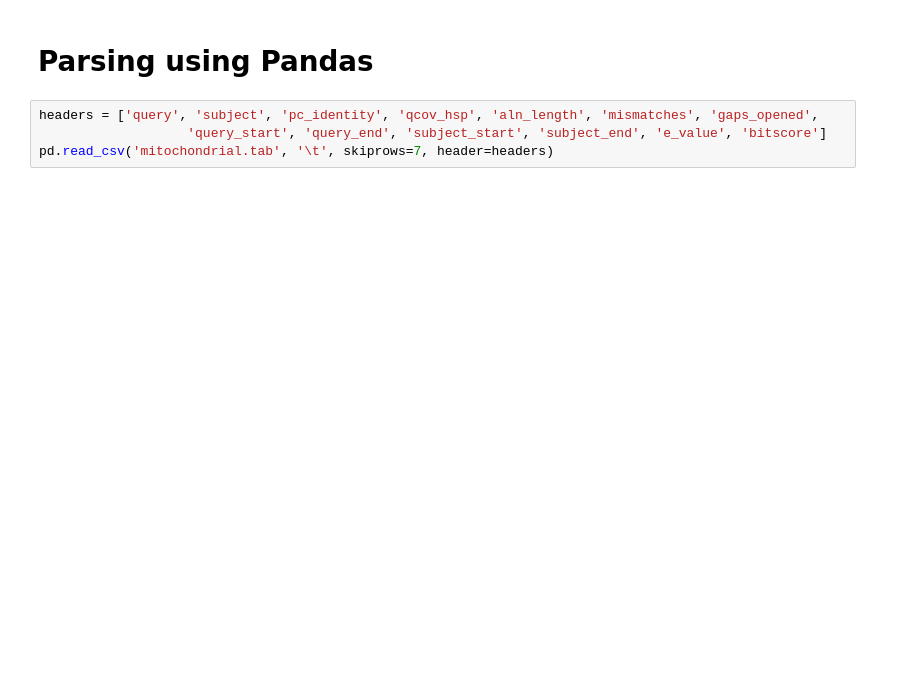
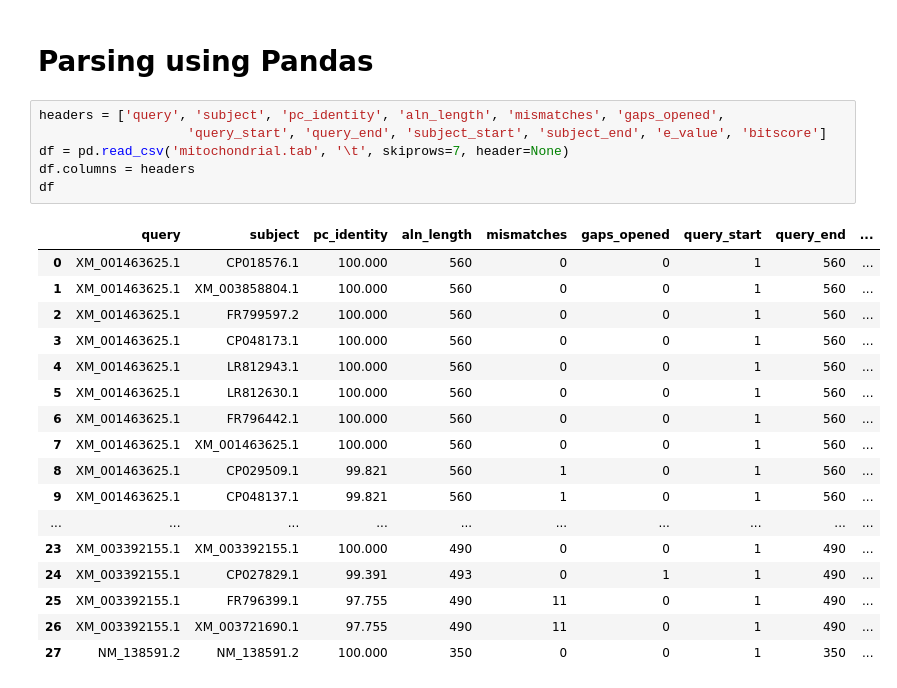
Before and after one commit to Zinthrow/BIFS617, a Jupyter notebook: Assignment_4.ipynb, the cells around one changed output. Cells and saved outputs as stored; diff of their text form; blank space fills up the shorter version.

```diff
--- a/Assignment_4.ipynb
+++ b/Assignment_4.ipynb
@@ -154,6 +178,26 @@ for line in bltab:
 # %% [markdown]
 # Parsing using Pandas
 # %%
-headers = ['query', 'subject', 'pc_identity', 'qcov_hsp', 'aln_length', 'mismatches', 'gaps_opened',
+headers = ['query', 'subject', 'pc_identity', 'aln_length', 'mismatches', 'gaps_opened',
                    'query_start', 'query_end', 'subject_start', 'subject_end', 'e_value', 'bitscore']
-pd.read_csv('mitochondrial.tab', '\t', skiprows=7, header=headers)
+df = pd.read_csv('mitochondrial.tab', '\t', skiprows=7, header=None)
+df.columns = headers
+df
+# %% [output]
+|  | query | subject | pc_identity | aln_length | mismatches | gaps_opened | query_start | query_end | ... |
+| 0 | XM_001463625.1 | CP018576.1 | 100.000 | 560 | 0 | 0 | 1 | 560 | ... |
+| 1 | XM_001463625.1 | XM_003858804.1 | 100.000 | 560 | 0 | 0 | 1 | 560 | ... |
+| 2 | XM_001463625.1 | FR799597.2 | 100.000 | 560 | 0 | 0 | 1 | 560 | ... |
+| 3 | XM_001463625.1 | CP048173.1 | 100.000 | 560 | 0 | 0 | 1 | 560 | ... |
+| 4 | XM_001463625.1 | LR812943.1 | 100.000 | 560 | 0 | 0 | 1 | 560 | ... |
+| 5 | XM_001463625.1 | LR812630.1 | 100.000 | 560 | 0 | 0 | 1 | 560 | ... |
+| 6 | XM_001463625.1 | FR796442.1 | 100.000 | 560 | 0 | 0 | 1 | 560 | ... |
+| 7 | XM_001463625.1 | XM_001463625.1 | 100.000 | 560 | 0 | 0 | 1 | 560 | ... |
+| 8 | XM_001463625.1 | CP029509.1 | 99.821 | 560 | 1 | 0 | 1 | 560 | ... |
+| 9 | XM_001463625.1 | CP048137.1 | 99.821 | 560 | 1 | 0 | 1 | 560 | ... |
+| ... | ... | ... | ... | ... | ... | ... | ... | ... | ... |
+| 23 | XM_003392155.1 | XM_003392155.1 | 100.000 | 490 | 0 | 0 | 1 | 490 | ... |
+| 24 | XM_003392155.1 | CP027829.1 | 99.391 | 493 | 0 | 1 | 1 | 490 | ... |
+| 25 | XM_003392155.1 | FR796399.1 | 97.755 | 490 | 11 | 0 | 1 | 490 | ... |
+| 26 | XM_003392155.1 | XM_003721690.1 | 97.755 | 490 | 11 | 0 | 1 | 490 | ... |
+| 27 | NM_138591.2 | NM_138591.2 | 100.000 | 350 | 0 | 0 | 1 | 350 | ... |
```
Also changed, not shown: parts of 3 cells of this notebook.
